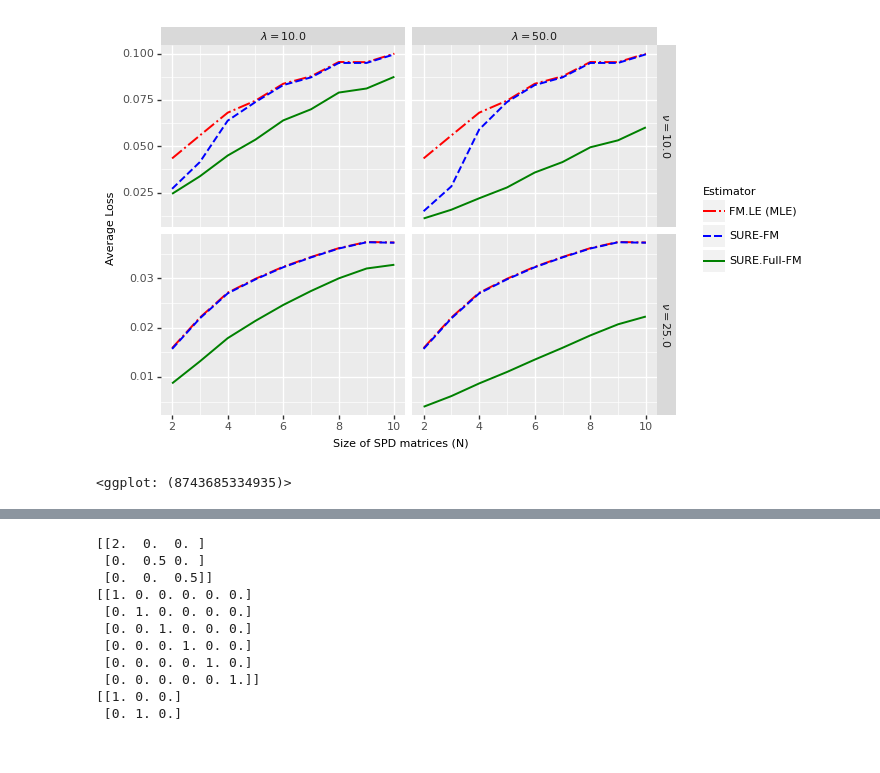
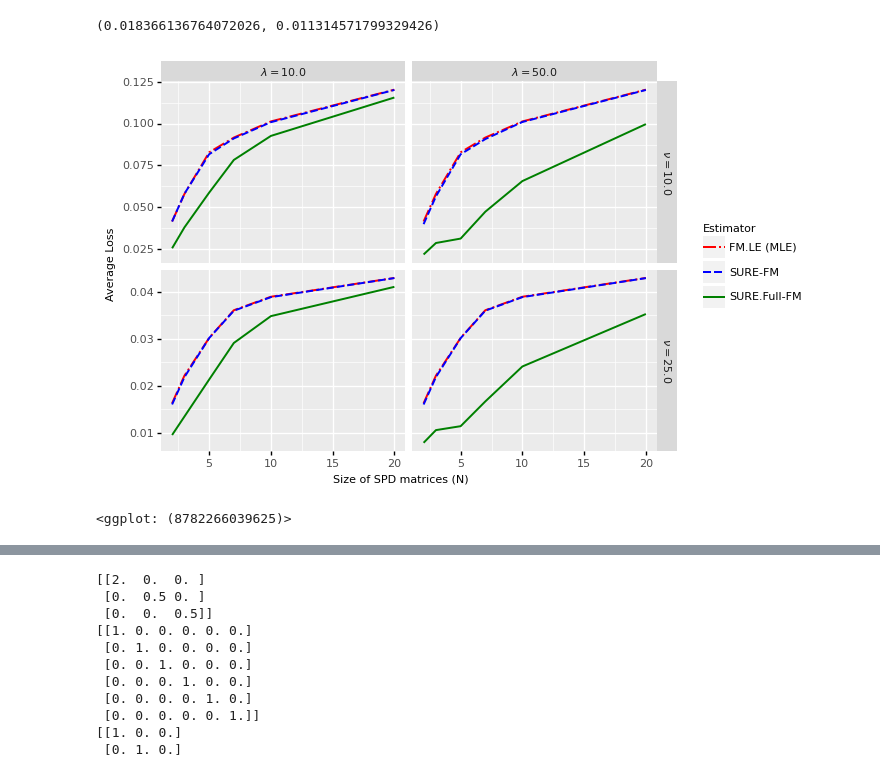
Before and after one commit to chun-hao/SPD-SURE, a Jupyter notebook: synthetic_experiment/SPD_SURE_full_synthetic.ipynb, the cells around one changed output, grey strips where cells are left out. Saved outputs shown, nothing was run; the diff lists cells and outputs as text; code cells hidden in the pictures.

```diff
--- a/synthetic_experiment/SPD_SURE_full_synthetic.ipynb
+++ b/synthetic_experiment/SPD_SURE_full_synthetic.ipynb
@@ -221,40 +309,49 @@ def OR_loss(n, lam, nu, ran_seed = 0, verbose = False):
+# %%
+n = 5
+N = 2
+lam = 10
+nu = 10
+q = int(N*(N+1)/2)
+
+OR_loss(n+q, lam, nu+q, N)
+# %% [output]
+(0.018366136764072026, 0.011314571799329426)
 # %%
-f = open('exp_full_size.p', 'rb')
+f = open('exp_size.p', 'rb')
 result = pickle.load(f)
 risk_M = result['risk_M']
-risk_Sig = result['risk_Sig']
 
 risk_M = pd.melt(risk_M, ['p','n','lambda', 'nu', 'N'], var_name='Estimator', value_name='risk')
-risk_Sig = pd.melt(risk_Sig, ['p','n','lambda', 'nu', 'N'], var_name='Estimator', value_name='risk')
 
 def col_label(s):
     return '$\lambda = ' + str(s) + '$'
 
 def row_label(s):
     return '$\\nu = ' + str(s) + '$'
 
-risk_M = risk_M[risk_M['Estimator'] != 'FM_GL']
+#risk_M['risk'] = risk_M['risk']/risk_M['N']
+
 p = (ggplot(risk_M)
     + aes(x='N', y='risk', color='Estimator', linetype='Estimator')
     + geom_line(size = 0.8)
     #+ geom_errorbar(aes(ymin = 'lower', ymax = 'upper'), width = 30)
     + facet_grid(['nu', 'lambda'], scales = 'free', labeller = labeller(rows = row_label, cols=col_label))
     + xlab('Size of SPD matrices (N)')
     + ylab('Average Loss')
     + scale_color_manual(labels = ['FM.LE (MLE)', 'SURE-FM', 'SURE.Full-FM'],
                        values = ['red', 'blue', 'green'])
     + scale_linetype_manual(labels = ['FM.LE (MLE)', 'SURE-FM', 'SURE.Full-FM'],
                           values = ['dashdot','dashed','solid'])
     + theme(axis_title=element_text(size=8),
           axis_text=element_text(size=8),
           legend_title=element_text(size=8),
           legend_text=element_text(size=8),
           strip_text=element_text(size=8))
     #+ ggtitle(r'$\mu=diag(2,0.5,0.5)$, $\Psi = I_6$, $\lambda = 10$, $\nu=15$')
     )
 
 #p.save('risk_M_size.pdf', dpi = 320, width = 6, height = 4, unit="in")
 p
 # %% [output]
-[figure, old version]
+[figure, new version]
-<ggplot: (8743685334935)>
+<ggplot: (8782266039625)>
```
Also changed, not shown: parts of 17 cells of this notebook, 8 other files.
